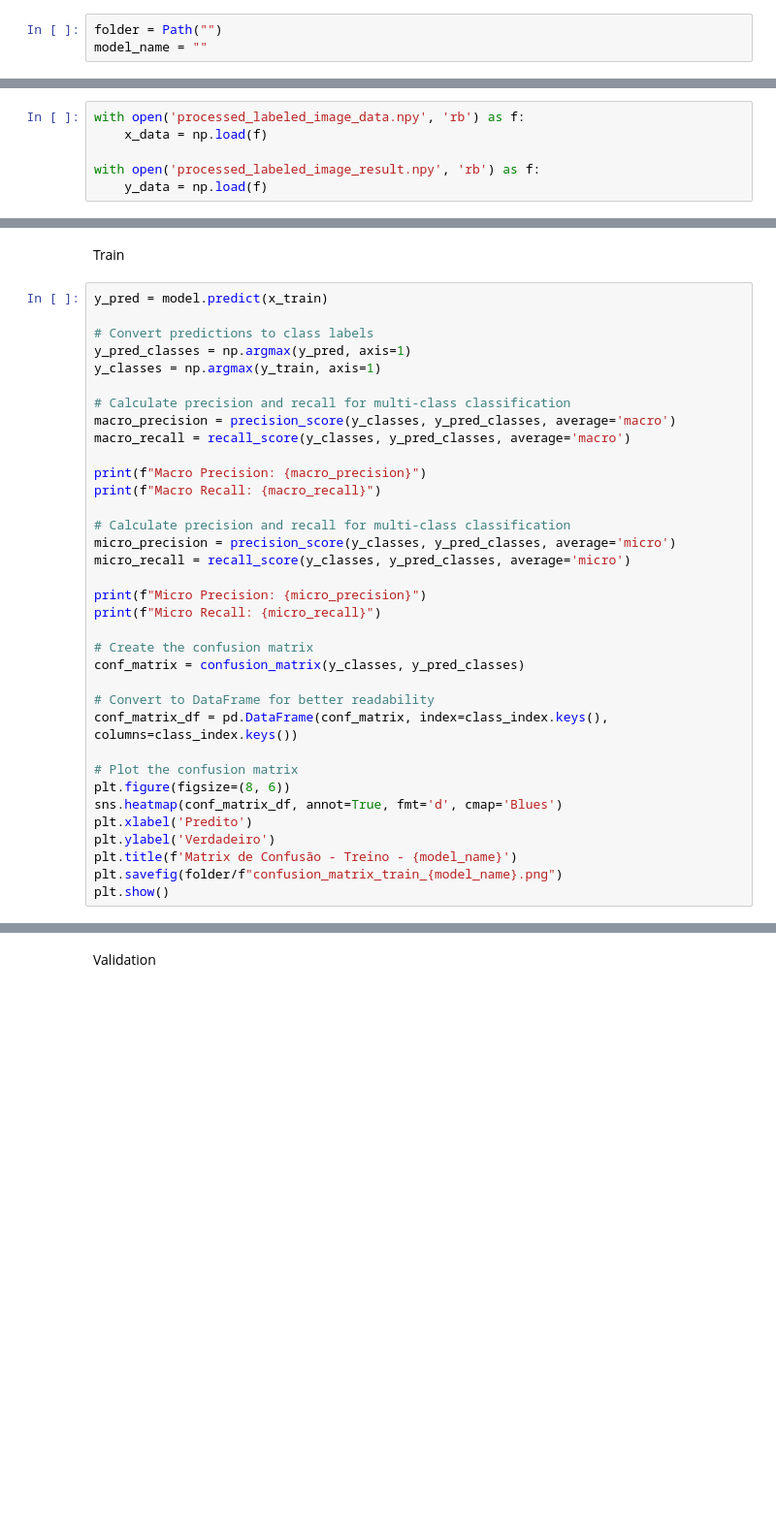
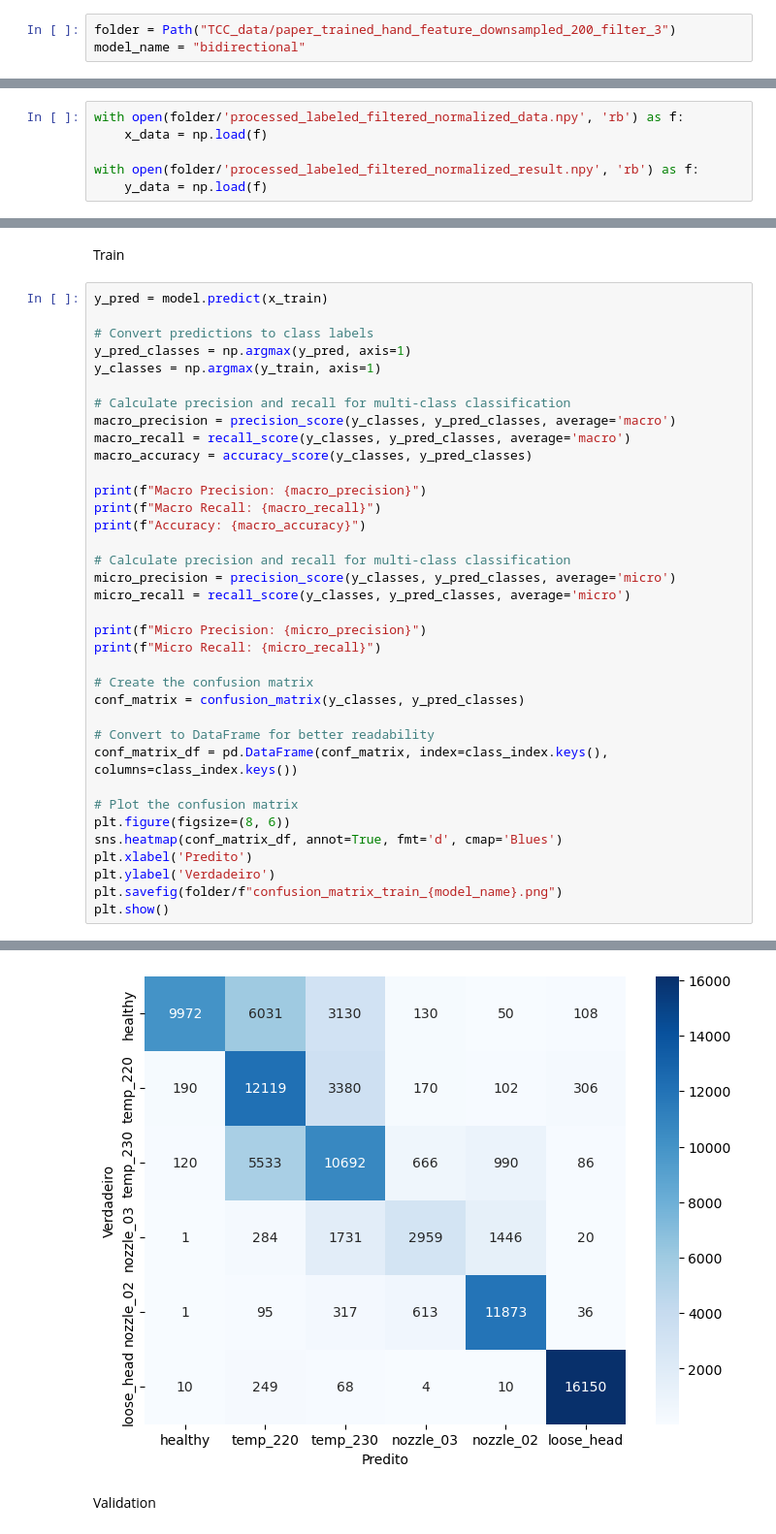
Before and after one commit to LeoKenny/3D_printer_failure_detection, a Jupyter notebook: model_evaluation.ipynb, the cells around one changed output, grey strips where cells are left out. Shown: that part at 97% size. Drawn from its saved outputs; the diff is of its cells as text; blank space fills up the shorter version.

```diff
--- a/model_evaluation.ipynb
+++ b/model_evaluation.ipynb
@@ -32,5 +39,5 @@ from tensorflow.keras.callbacks import ModelCheckpoint
 # %% [markdown]
 ### Evaluating
 # %%
-folder = Path("")
-model_name = ""
+folder = Path("TCC_data/paper_trained_hand_feature_downsampled_200_filter_3")
+model_name = "bidirectional"
@@ -37,3 +50,9 @@ model_name = ""
+# %%
+with open(folder/'processed_labeled_filtered_normalized_data.npy', 'rb') as f:
+    x_data = np.load(f)
+
+with open(folder/'processed_labeled_filtered_normalized_result.npy', 'rb') as f:
+    y_data = np.load(f)
 # %%
 # Open the JSON file and read the data back into a dictionary
 with open(folder/'class_index.json', 'r') as json_file:
@@ -43,6 +59,0 @@ class_index
-# %%
-with open('processed_labeled_image_data.npy', 'rb') as f:
-    x_data = np.load(f)
-
-with open('processed_labeled_image_result.npy', 'rb') as f:
-    y_data = np.load(f)
@@ -81,9 +101,11 @@ y_classes = np.argmax(y_train, axis=1)
 # Calculate precision and recall for multi-class classification
 macro_precision = precision_score(y_classes, y_pred_classes, average='macro')
 macro_recall = recall_score(y_classes, y_pred_classes, average='macro')
+macro_accuracy = accuracy_score(y_classes, y_pred_classes)
 
 print(f"Macro Precision: {macro_precision}")
 print(f"Macro Recall: {macro_recall}")
+print(f"Accuracy: {macro_accuracy}")
 
 # Calculate precision and recall for multi-class classification
 micro_precision = precision_score(y_classes, y_pred_classes, average='micro')
@@ -103,6 +125,6 @@ plt.figure(figsize=(8, 6))
 sns.heatmap(conf_matrix_df, annot=True, fmt='d', cmap='Blues')
 plt.xlabel('Predito')
 plt.ylabel('Verdadeiro')
-plt.title(f'Matrix de Confusão - Treino - {model_name}')
 plt.savefig(folder/f"confusion_matrix_train_{model_name}.png")
 plt.show()
+# %% [output]
@@ -109,3 +137,4 @@ plt.show()
+[figure, added]
 # %% [markdown]
 Validation
 # %%
```
Also changed, not shown: parts of 10 cells of this notebook, 2 other files.
